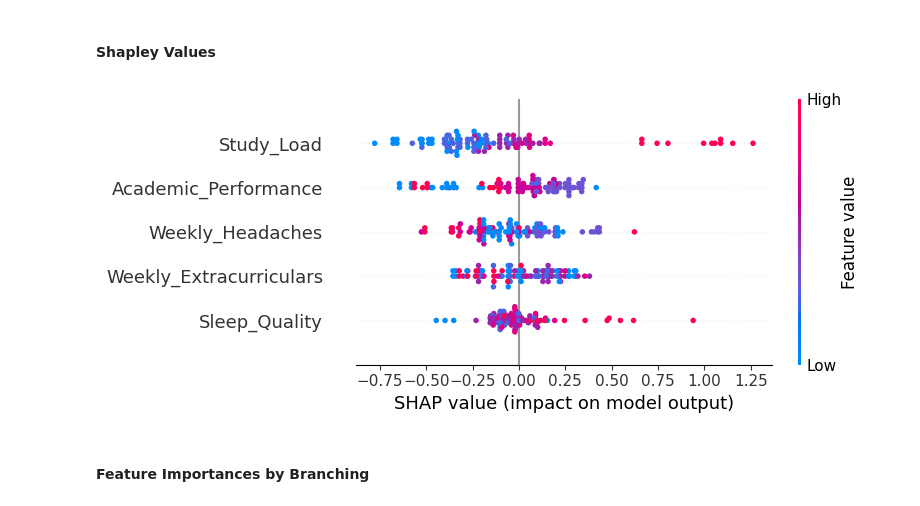
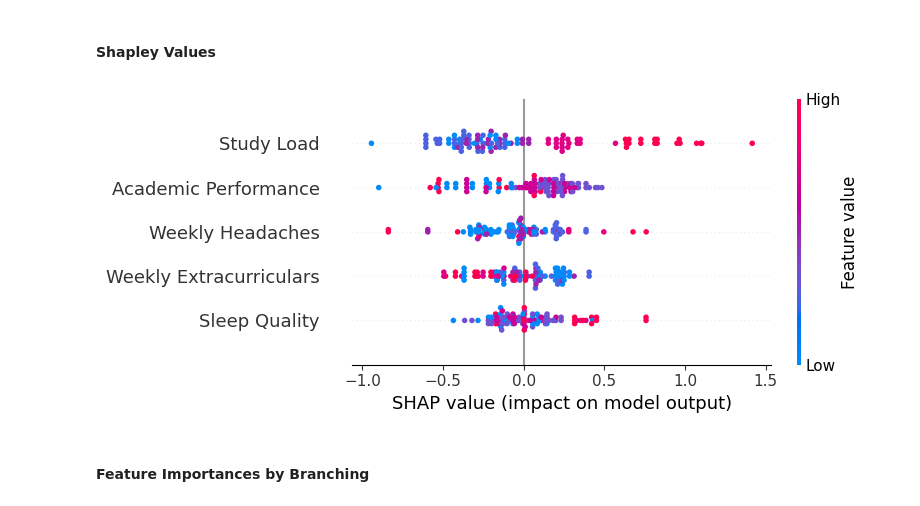
Before and after one commit to christian-arndt/repo_men, a Jupyter notebook: homeworks/project/analysis_notebook.ipynb, the cells around one changed output. Cells and saved outputs as stored; diff of their text form; code cells hidden in the pictures.

```diff
--- a/homeworks/project/analysis_notebook.ipynb
+++ b/homeworks/project/analysis_notebook.ipynb
@@ -230,8 +227,8 @@ data = pd.get_dummies(data=data, columns=["k3_labels", "k8_labels"])
 ## Organizing data/train-test split
 # %%
 # Do train/test split
-y = data[targets]
-X = data.drop(targets, axis=1)
+y = data_scaled[targets]
+X = data_scaled.drop(targets, axis=1)
 X_train, X_test, y_train, y_test = train_test_split(X, y, test_size=0.2)
 # %% [markdown]
 ## Regression Model Fits
@@ -455,13 +452,18 @@ class ModelResults(object):
         self.dsource = dsource
         self.model = model
         self.preds = model.predict(masked_X_test)
+        self.preds_rounded = np.rint(self.preds)
 
-        squared_errors = [(p - a) ** 2 for p, a in zip(self.preds, y_test_arr)]
-        mse = sum(squared_errors) / len(self.preds)
-        self.rmse = np.sqrt(mse)[0]
+        def rmse(preds):
+            squared_errors = [(p - a) ** 2 for p, a in zip(preds, y_test_arr)]
+            mse = sum(squared_errors) / len(preds)
+            return np.sqrt(mse)[0]
+
+        self.rmse = rmse(self.preds)
+        self.rmse_rounded = rmse(self.preds_rounded)
 
     def __repr__(self):
-        return f"model type: {self.model_type}\t dsource: {self.dsource}\t      rmse: {self.rmse:.4f}"
+        return f"model type: {self.model_type}\t dsource: {self.dsource}\t      rmse: {self.rmse:.4f}\t rmse (rounded preds): {self.rmse_rounded:.4f}"
 # %%
 # Package results
 results = dict()
@@ -549,0 +554,2 @@ rf_plot = plot_predicted_vs_true(basic_rf_model_results.preds, y_test_arr)
+# %%
+basic_nn_model_results = results["nn"]["basic"]
@@ -553,15 +564,15 @@ rf_plot = plot_predicted_vs_true(basic_rf_model_results.preds, y_test_arr)
 #### Shapley Values
 # %%
 # Create the explainer
-explainer = shap.TreeExplainer(basic_rf_model_results.model, basic_X_train)
+explainer = shap.Explainer(basic_nn_model_results.model, basic_X_train)
 
 # Calculate SHAP values
 shap_values = explainer(basic_X_test)
 # %%
 
-shap.summary_plot(shap_values, basic_X_test, feature_names=X.columns.tolist())
+shap.summary_plot(shap_values, basic_X_test, feature_names=list(map(lambda x: x.replace("_", " "), X.columns.tolist()))[:k3_ind])
 # %% [output]
-[figure, old version]
+[figure, new version]
 # %% [markdown]
 #### Feature Importances by Branching
 # %%
```
Also changed, not shown: parts of 19 cells of this notebook.
